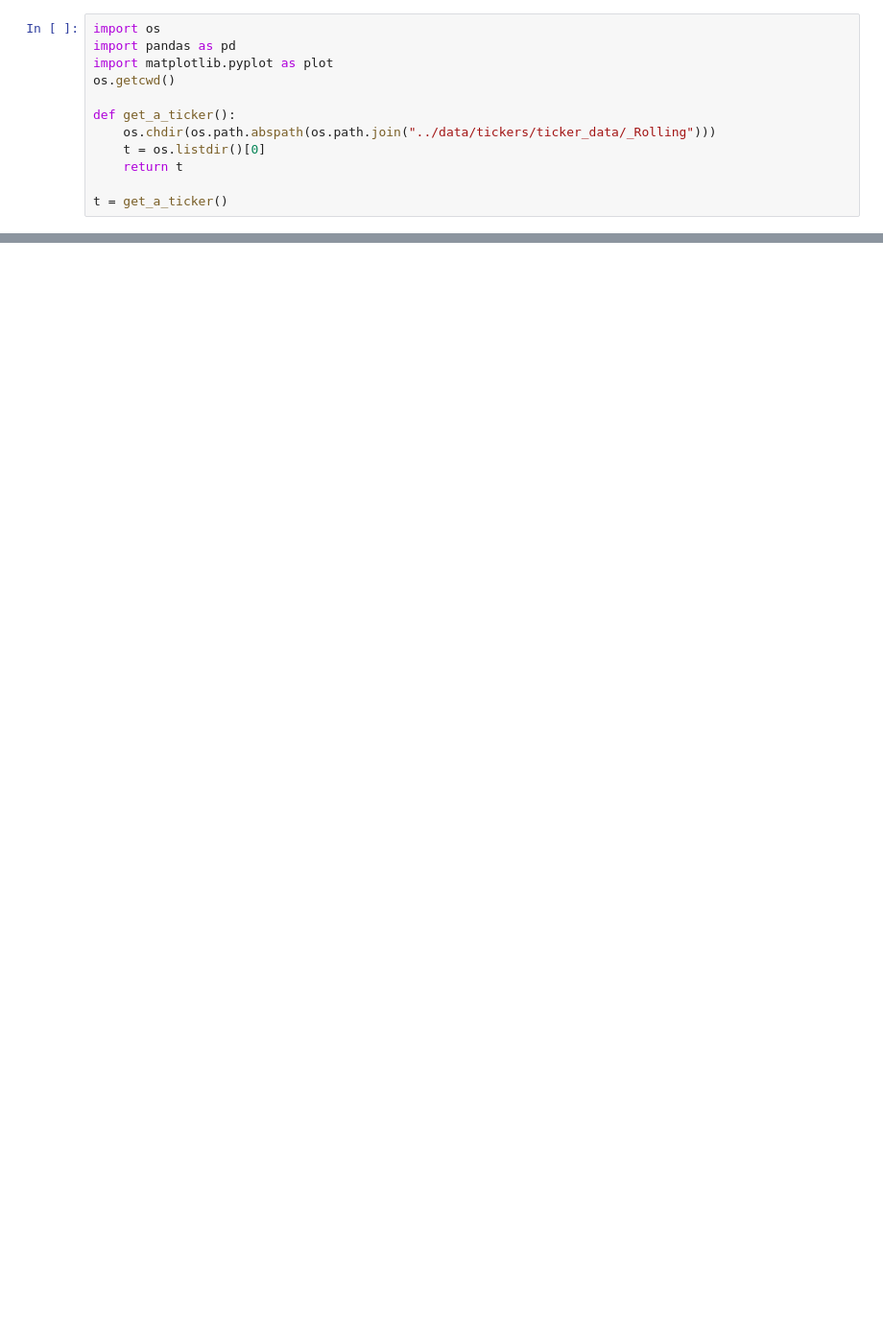
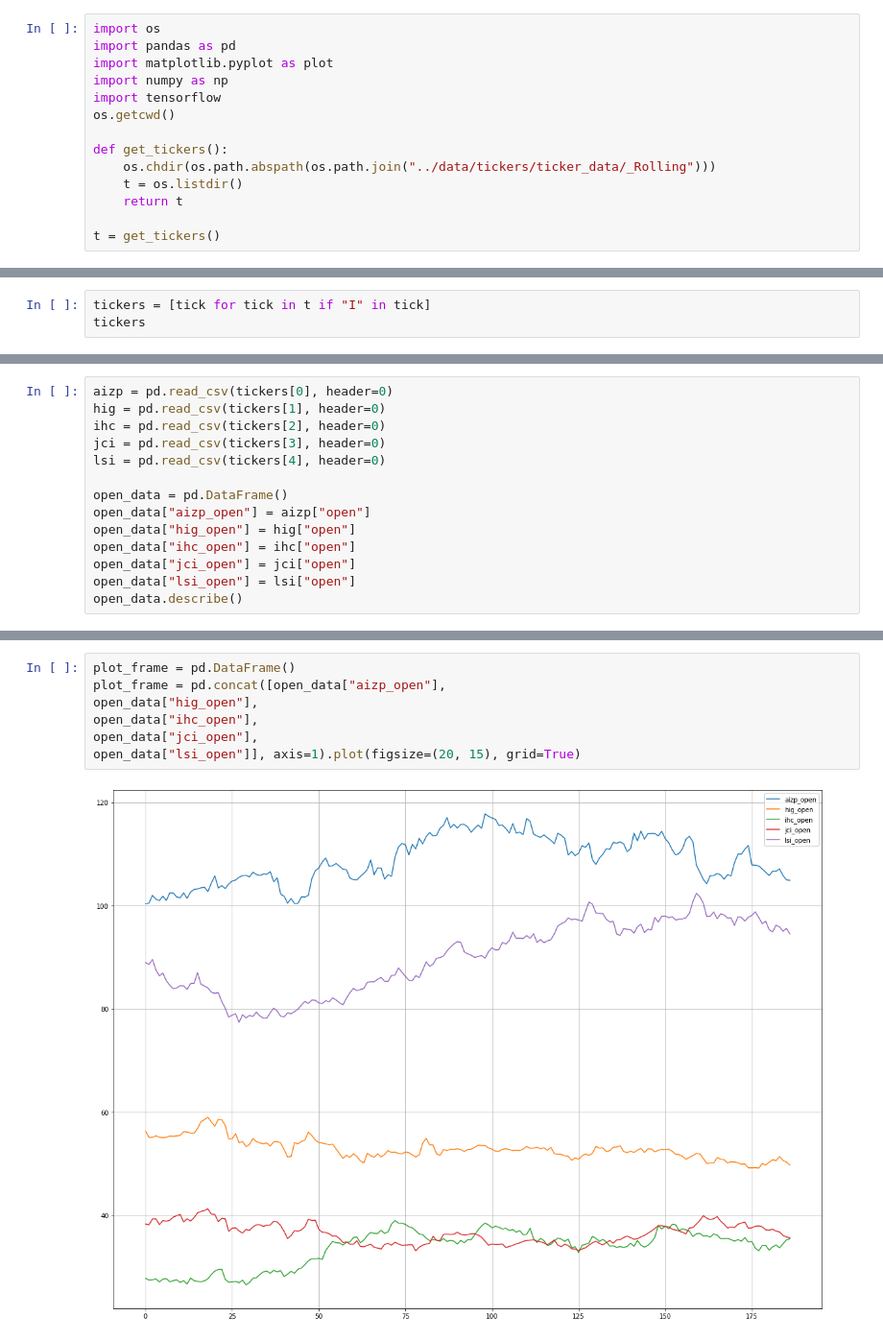
Before and after one commit to antoniouaa/msc_thesis, a Jupyter notebook: src/graph.ipynb, the cells around one changed output, grey strips where cells are left out. Shown at 96% size. Drawn from its saved outputs; the diff is of its cells as text; blank space fills up the shorter version.

```diff
--- a/src/graph.ipynb
+++ b/src/graph.ipynb
@@ -2,11 +2,13 @@
 import os
 import pandas as pd
 import matplotlib.pyplot as plot
+import numpy as np
+import tensorflow
 os.getcwd()
 
-def get_a_ticker():
+def get_tickers():
     os.chdir(os.path.abspath(os.path.join("../data/tickers/ticker_data/_Rolling")))
-    t = os.listdir()[0]
+    t = os.listdir()
     return t
 
-t = get_a_ticker()
+t = get_tickers()
@@ -73,0 +35,3 @@ ModuleNotFoundError: No module named 'tensorflow'
+# %%
+tickers = [tick for tick in t if "I" in tick]
+tickers
@@ -73,0 +40,14 @@ ModuleNotFoundError: No module named 'tensorflow'
+# %%
+aizp = pd.read_csv(tickers[0], header=0)
+hig = pd.read_csv(tickers[1], header=0)
+ihc = pd.read_csv(tickers[2], header=0)
+jci = pd.read_csv(tickers[3], header=0)
+lsi = pd.read_csv(tickers[4], header=0)
+
+open_data = pd.DataFrame()
+open_data["aizp_open"] = aizp["open"]
+open_data["hig_open"] = hig["open"]
+open_data["ihc_open"] = ihc["open"]
+open_data["jci_open"] = jci["open"]
+open_data["lsi_open"] = lsi["open"]
+open_data.describe()
@@ -73,0 +64,9 @@ ModuleNotFoundError: No module named 'tensorflow'
+# %%
+plot_frame = pd.DataFrame()
+plot_frame = pd.concat([open_data["aizp_open"],
+open_data["hig_open"],
+open_data["ihc_open"],
+open_data["jci_open"],
+open_data["lsi_open"]], axis=1).plot(figsize=(20, 15), grid=True)
+# %% [output]
+[figure, added]
```
Also changed, not shown: parts of 16 cells of this notebook, 6 other files.
